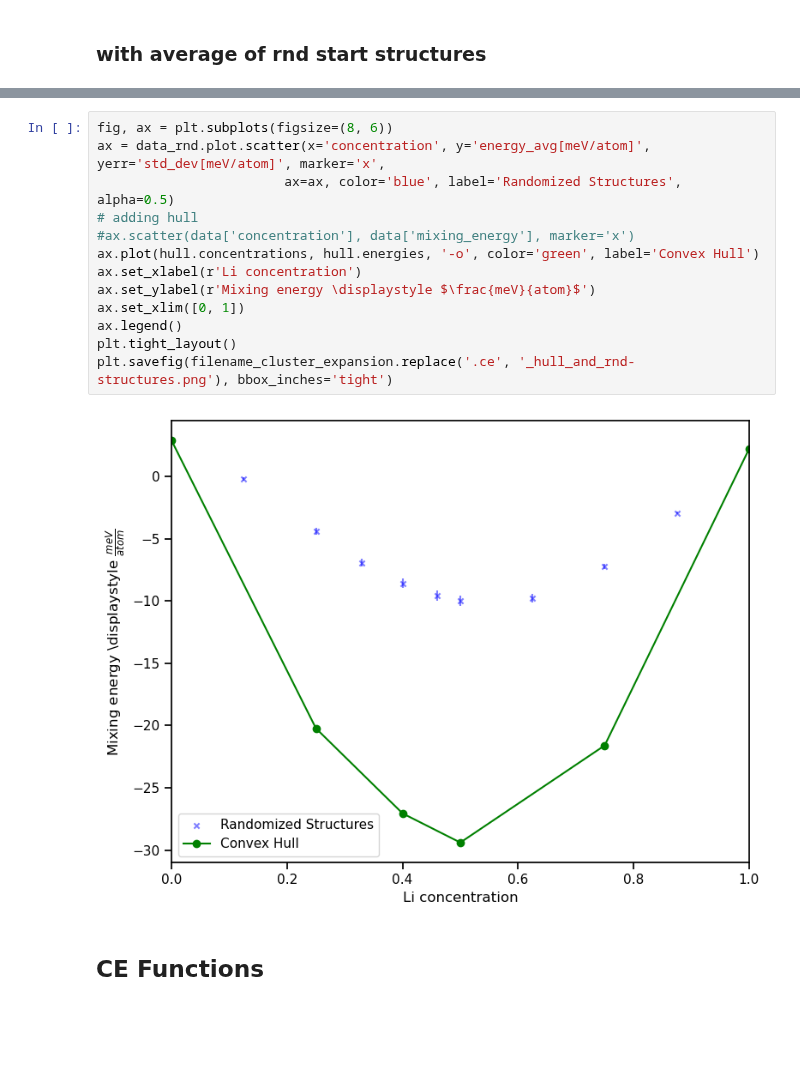
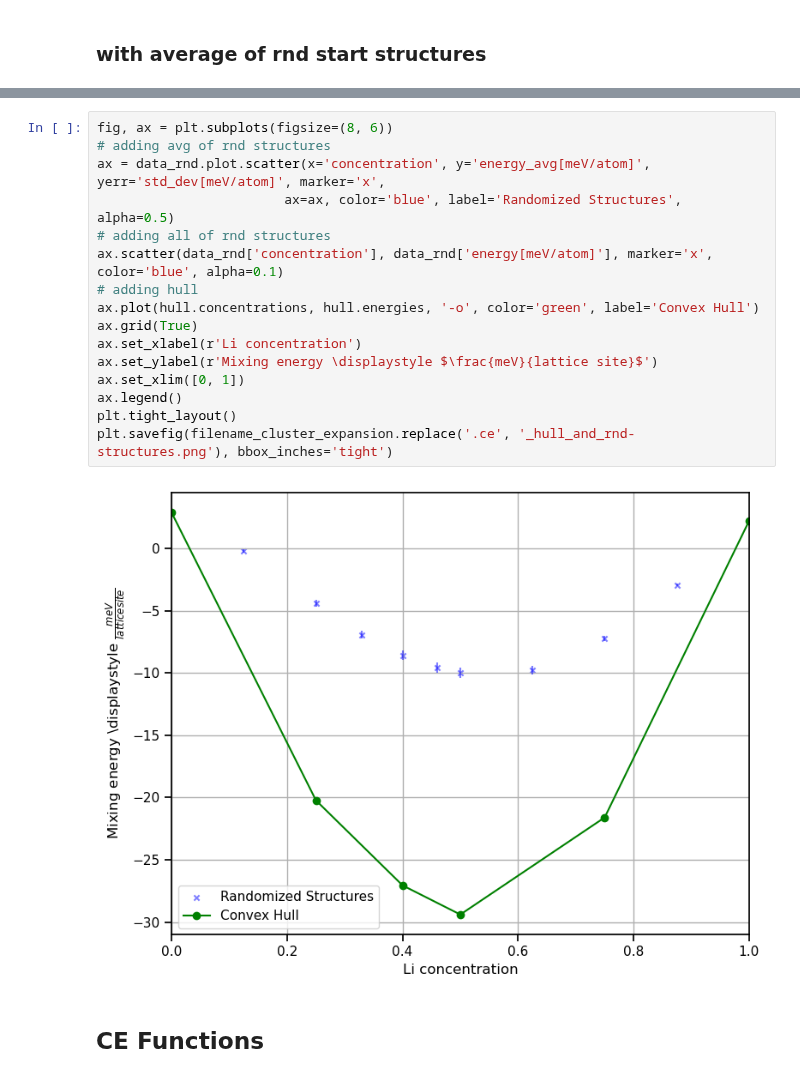
Before and after one commit to JohnLawrenceWargrave/jupyter_for_ARL, a Jupyter notebook: edit_CE_plot_Hull_anchor.ipynb, the cells around one changed output, grey strips where cells are left out. Cells and saved outputs as stored; diff of their text form; blank space fills up the shorter version.

```diff
--- a/edit_CE_plot_Hull_anchor.ipynb
+++ b/edit_CE_plot_Hull_anchor.ipynb
@@ -136,18 +150,21 @@ Added concentration column based on vacancy content
 # %%
 fig, ax = plt.subplots(figsize=(8, 6))
+# adding avg of rnd structures
 ax = data_rnd.plot.scatter(x='concentration', y='energy_avg[meV/atom]', yerr='std_dev[meV/atom]', marker='x',
                         ax=ax, color='blue', label='Randomized Structures', alpha=0.5)
+# adding all of rnd structures
+ax.scatter(data_rnd['concentration'], data_rnd['energy[meV/atom]'], marker='x', color='blue', alpha=0.1)
 # adding hull
-#ax.scatter(data['concentration'], data['mixing_energy'], marker='x')
 ax.plot(hull.concentrations, hull.energies, '-o', color='green', label='Convex Hull')
+ax.grid(True)
 ax.set_xlabel(r'Li concentration')
-ax.set_ylabel(r'Mixing energy \displaystyle $\frac{meV}{atom}$')
+ax.set_ylabel(r'Mixing energy \displaystyle $\frac{meV}{lattice site}$')
 ax.set_xlim([0, 1])
 ax.legend()
 plt.tight_layout()
 plt.savefig(filename_cluster_expansion.replace('.ce', '_hull_and_rnd-structures.png'), bbox_inches='tight')
 # %% [output]
-[figure, old version]
+[figure, new version]
 # %% [markdown]
 ## CE Functions
 # %%
```
Also changed, not shown: parts of 3 cells of this notebook, 5 other files.
